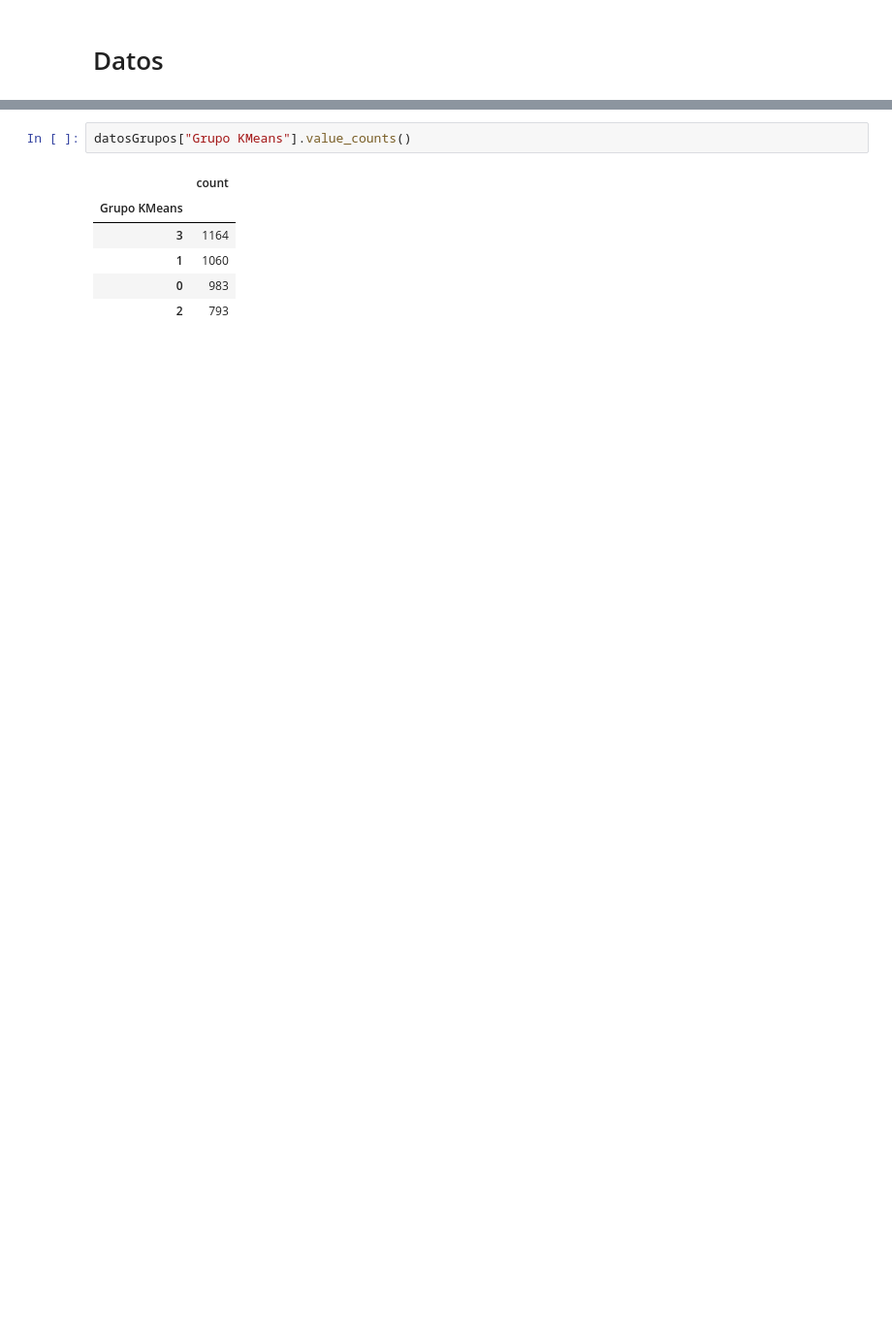
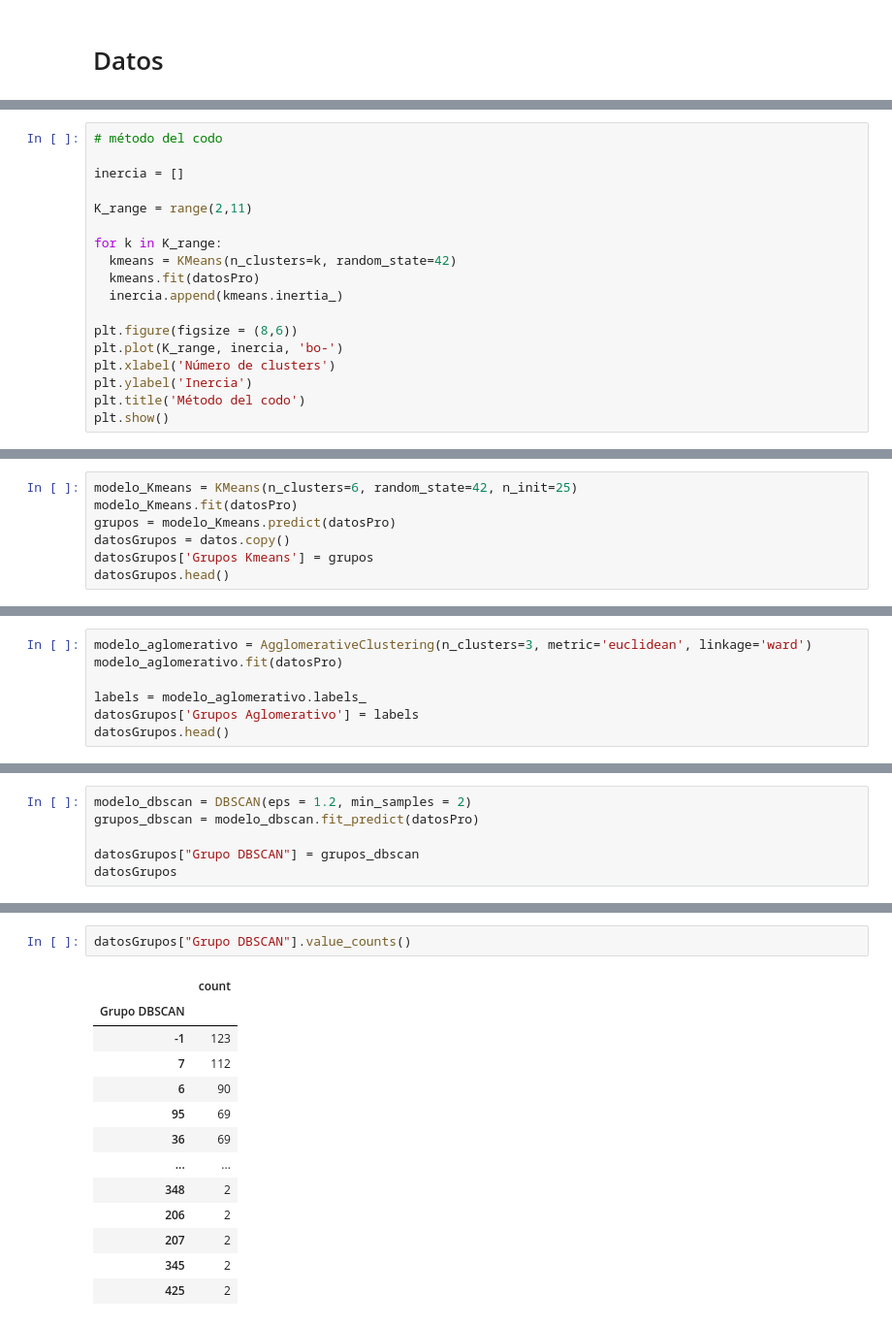
Before and after one commit to jmvegama/ML, a Jupyter notebook: Clustering.ipynb, the cells around one changed output, grey strips where cells are left out. Shown at 97% size. Cells and saved outputs as stored; diff of their text form; blank space fills up the shorter version.

```diff
--- a/Clustering.ipynb
+++ b/Clustering.ipynb
@@ -531,0 +264,18 @@ centros_transformados
+# %%
+# método del codo
+
+inercia = []
+
+K_range = range(2,11)
+
+for k in K_range:
+  kmeans = KMeans(n_clusters=k, random_state=42)
+  kmeans.fit(datosPro)
+  inercia.append(kmeans.inertia_)
+
+plt.figure(figsize = (8,6))
+plt.plot(K_range, inercia, 'bo-')
+plt.xlabel('Número de clusters')
+plt.ylabel('Inercia')
+plt.title('Método del codo')
+plt.show()
@@ -531,0 +303,7 @@ centros_transformados
+# %%
+modelo_Kmeans = KMeans(n_clusters=6, random_state=42, n_init=25)
+modelo_Kmeans.fit(datosPro)
+grupos = modelo_Kmeans.predict(datosPro)
+datosGrupos = datos.copy()
+datosGrupos['Grupos Kmeans'] = grupos
+datosGrupos.head()
@@ -547,0 +412,7 @@ datosGrupos
+# %%
+modelo_aglomerativo = AgglomerativeClustering(n_clusters=3, metric='euclidean', linkage='ward')
+modelo_aglomerativo.fit(datosPro)
+
+labels = modelo_aglomerativo.labels_
+datosGrupos['Grupos Aglomerativo'] = labels
+datosGrupos.head()
@@ -547,0 +577,6 @@ datosGrupos
+# %%
+modelo_dbscan = DBSCAN(eps = 1.2, min_samples = 2)
+grupos_dbscan = modelo_dbscan.fit_predict(datosPro)
+
+datosGrupos["Grupo DBSCAN"] = grupos_dbscan
+datosGrupos
@@ -548,9 +597,16 @@ datosGrupos
 # %%
-datosGrupos["Grupo KMeans"].value_counts()
+datosGrupos["Grupo DBSCAN"].value_counts()
 # %% [output]
 |  | count |
-| Grupo KMeans |  |
-| 3 | 1164 |
-| 1 | 1060 |
-| 0 | 983 |
-| 2 | 793 |
+| Grupo DBSCAN |  |
+| -1 | 123 |
+| 7 | 112 |
+| 6 | 90 |
+| 95 | 69 |
+| 36 | 69 |
+| ... | ... |
+| 348 | 2 |
+| 206 | 2 |
+| 207 | 2 |
+| 345 | 2 |
+| 425 | 2 |
```
Also changed, not shown: parts of 110 cells of this notebook.
